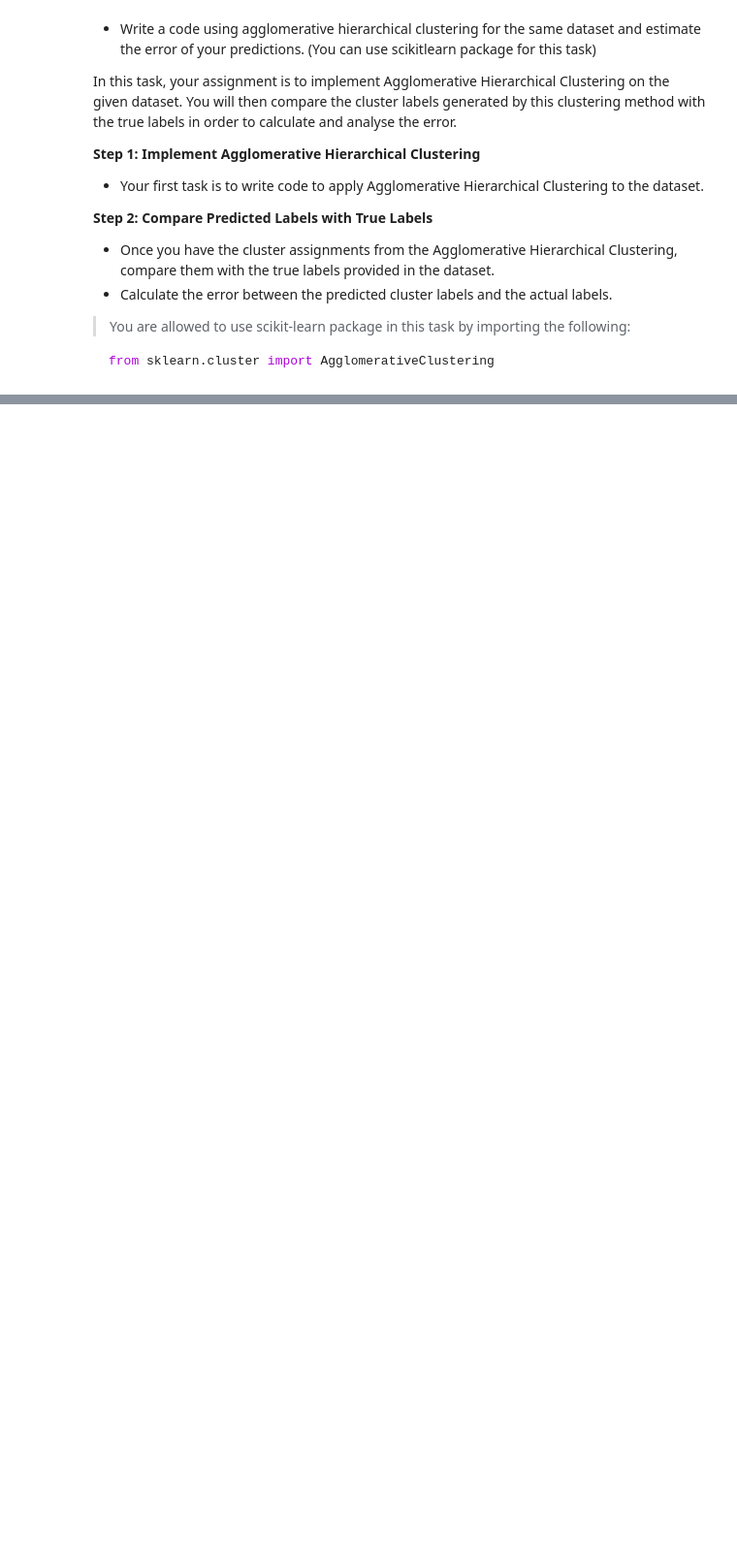
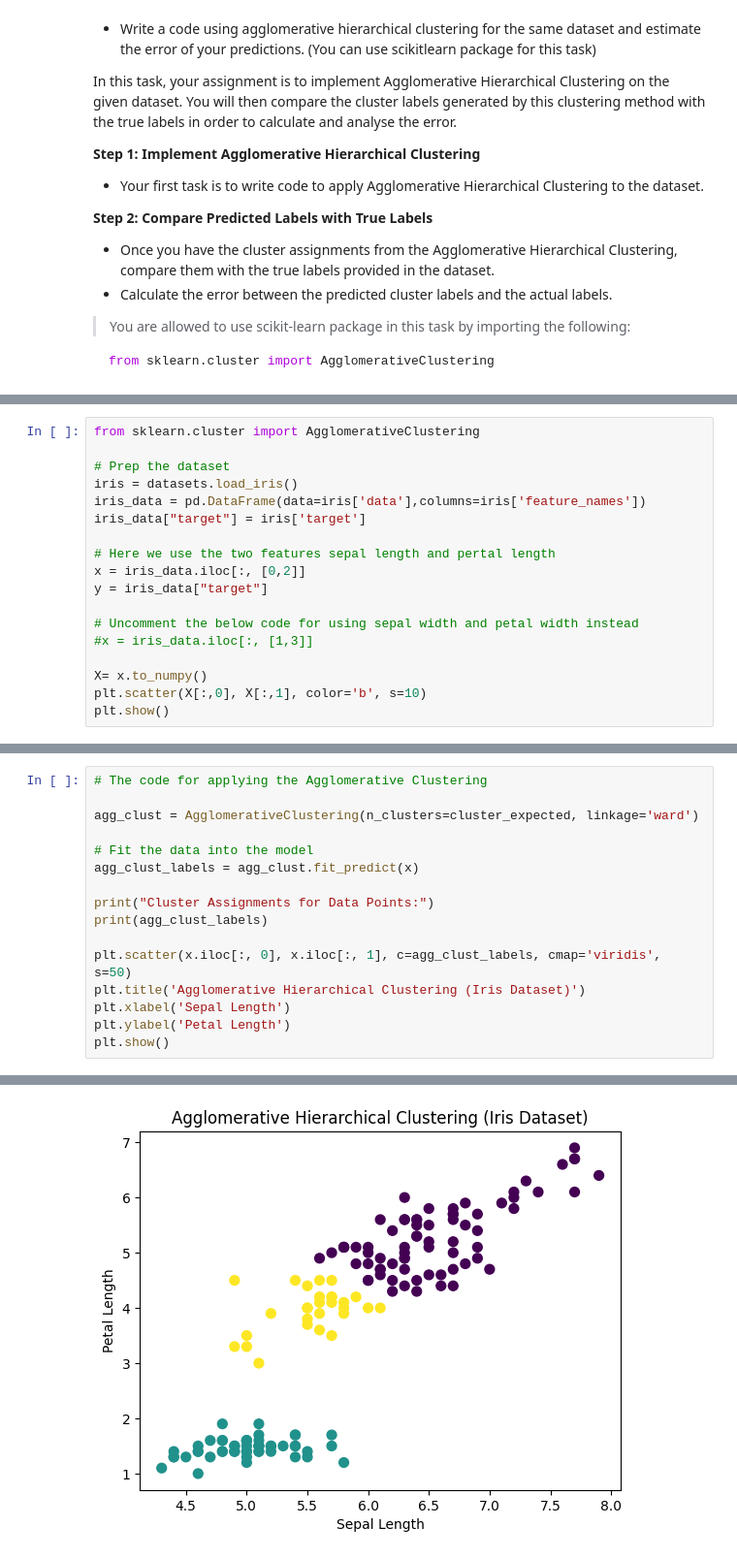
Before and after one commit to FajarKKP/Coding, a Jupyter notebook: 08_ML_Clustering.ipynb, the cells around one changed output, grey strips where cells are left out. Shown at 97% size. Saved outputs shown, nothing was run; the diff lists cells and outputs as text; blank space fills up the shorter version.

```diff
--- a/08_ML_Clustering.ipynb
+++ b/08_ML_Clustering.ipynb
@@ -480,0 +518,18 @@ from sklearn.cluster import AgglomerativeClustering
+# %%
+from sklearn.cluster import AgglomerativeClustering
+
+# Prep the dataset
+iris = datasets.load_iris()
+iris_data = pd.DataFrame(data=iris['data'],columns=iris['feature_names'])
+iris_data["target"] = iris['target']
+
+# Here we use the two features sepal length and pertal length
+x = iris_data.iloc[:, [0,2]]
+y = iris_data["target"]
+
+# Uncomment the below code for using sepal width and petal width instead
+#x = iris_data.iloc[:, [1,3]]
+
+X= x.to_numpy()
+plt.scatter(X[:,0], X[:,1], color='b', s=10)
+plt.show()
@@ -480,0 +538,17 @@ from sklearn.cluster import AgglomerativeClustering
+# %%
+# The code for applying the Agglomerative Clustering
+
+agg_clust = AgglomerativeClustering(n_clusters=cluster_expected, linkage='ward')
+
+# Fit the data into the model
+agg_clust_labels = agg_clust.fit_predict(x)
+
+print("Cluster Assignments for Data Points:")
+print(agg_clust_labels)
+
+plt.scatter(x.iloc[:, 0], x.iloc[:, 1], c=agg_clust_labels, cmap='viridis', s=50)
+plt.title('Agglomerative Hierarchical Clustering (Iris Dataset)')
+plt.xlabel('Sepal Length')
+plt.ylabel('Petal Length')
+plt.show()
+# %% [output]
@@ -480,0 +561 @@ from sklearn.cluster import AgglomerativeClustering
+[figure, added]
```
Also changed, not shown: parts of 5 cells of this notebook.
